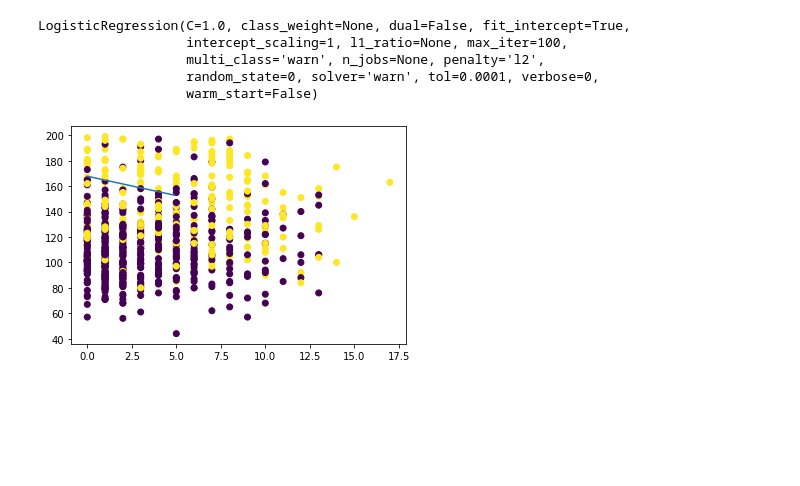
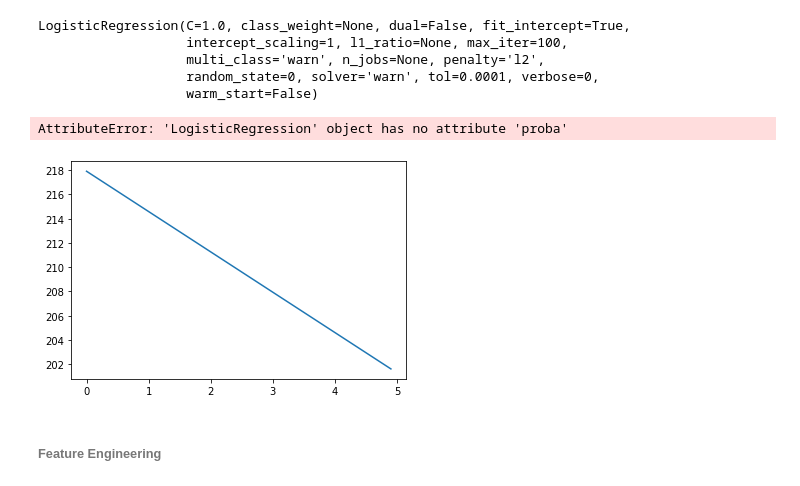
Before and after one commit to rakeshpolepeddi/ml, a Jupyter notebook: Logistic-Regression/prima diabetes/prima diabetes outcome.ipynb, the cells around one changed output. Cells and saved outputs as stored; diff of their text form; code cells hidden in the pictures; blank space fills up the shorter version.

```diff
--- a/Logistic-Regression/prima diabetes/prima diabetes outcome.ipynb
+++ b/Logistic-Regression/prima diabetes/prima diabetes outcome.ipynb
@@ -177,13 +179,16 @@ LogisticRegression(C=1.0, class_weight=None, dual=False, fit_intercept=True,
 # %%
 points_x=[x/10. for x in range(0,50)]
 line_bias = lr_model.intercept_
 line_w = lr_model.coef_.T
 points_y=[(line_w[0]*x+line_bias)/(-1*line_w[1]) for x in points_x]
 plt.plot(points_x, points_y)
-plt.scatter(X.iloc[:,0], X.iloc[:,1],c=y)
+plt.scatter(lr_model.proba(), X.iloc[:,1],c=y)
 plt.show()
 # %% [output]
+AttributeError: 'LogisticRegression' object has no attribute 'proba'
-[figure, old version]
+[figure, new version]
+# %% [markdown]
+###### Feature Engineering
 # %%
 rfecv = RFECV(estimator=lr_model, step=1, cv=kfold, scoring='accuracy')
 rfecv.fit(transform_X, y)
```
Also changed, not shown: parts of 46 cells of this notebook.
